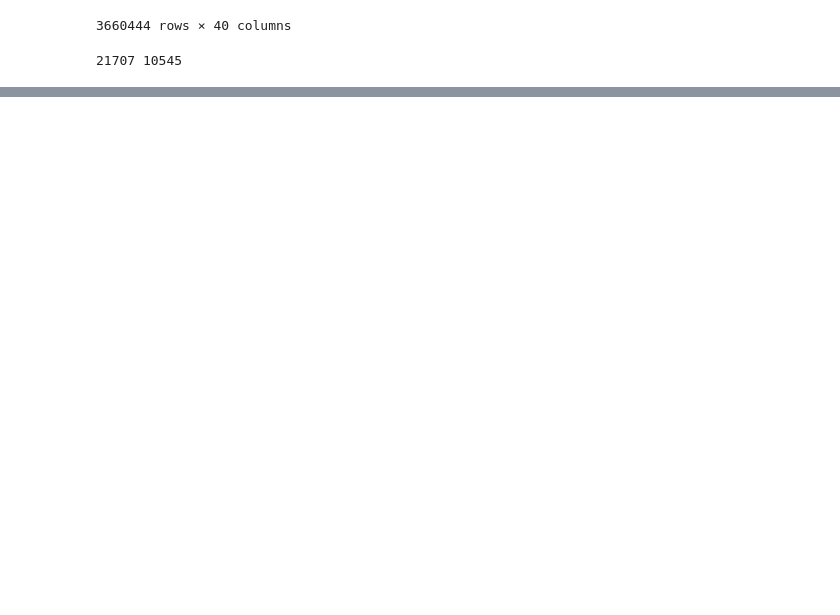
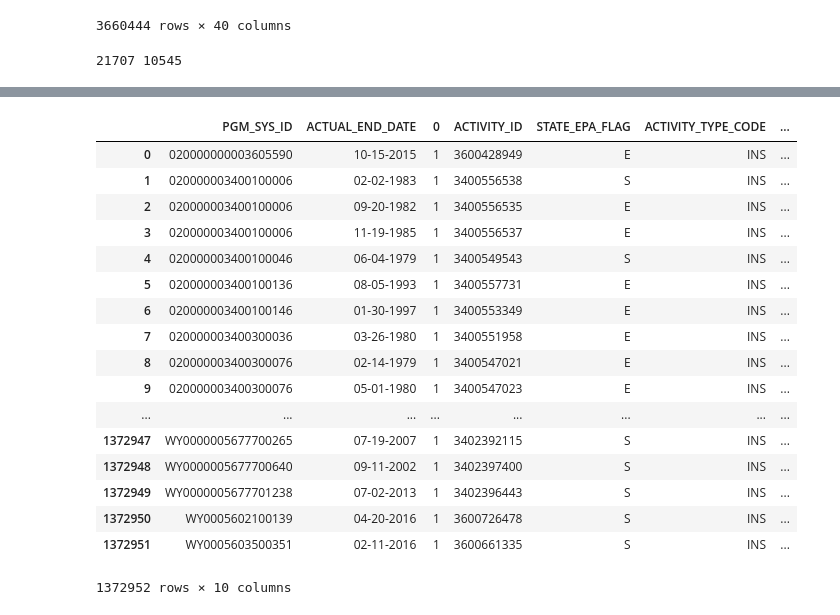
Before and after one commit to Aycrazy/ML_Project, a Jupyter notebook: ICIS_explore_2.ipynb, the cells around one changed output, grey strips where cells are left out. Saved outputs shown, nothing was run; the diff lists cells and outputs as text; code cells hidden in the pictures; blank space fills up the shorter version.

```diff
--- a/ICIS_explore_2.ipynb
+++ b/ICIS_explore_2.ipynb
@@ -636,3 +636,27 @@ df_violations.head(5)
 | 7 | CT0000000901501125 | 3400302109 | State | CT | NaN | CT000A0000090150112500209 | ... |
 | 9 | CT0000000900109058 | 3400302112 | State | CT | NaN | CT000A0000090010905800007 | ... |
 | 13 | CT0000000901100054 | 3400302073 | State | CT | NaN | CT000A0000090110005400105 | ... |
+# %%
+fces_by_year = df_fces_pces.groupby(['PGM_SYS_ID','ACTUAL_END_DATE_year']).size().to_frame().reset_index()
+fces_by_year = fces_by_year.merge(df_fces_pces, how='inner', on=['PGM_SYS_ID','ACTUAL_END_DATE'])
+# %%
+fces_by_year
+# %% [output]
+|  | PGM_SYS_ID | ACTUAL_END_DATE | 0 | ACTIVITY_ID | STATE_EPA_FLAG | ACTIVITY_TYPE_CODE | ... |
+| 0 | 020000000003605590 | 10-15-2015 | 1 | 3600428949 | E | INS | ... |
+| 1 | 020000003400100006 | 02-02-1983 | 1 | 3400556538 | S | INS | ... |
+| 2 | 020000003400100006 | 09-20-1982 | 1 | 3400556535 | E | INS | ... |
+| 3 | 020000003400100006 | 11-19-1985 | 1 | 3400556537 | E | INS | ... |
+| 4 | 020000003400100046 | 06-04-1979 | 1 | 3400549543 | S | INS | ... |
+| 5 | 020000003400100136 | 08-05-1993 | 1 | 3400557731 | E | INS | ... |
+| 6 | 020000003400100146 | 01-30-1997 | 1 | 3400553349 | E | INS | ... |
+| 7 | 020000003400300036 | 03-26-1980 | 1 | 3400551958 | E | INS | ... |
+| 8 | 020000003400300076 | 02-14-1979 | 1 | 3400547021 | E | INS | ... |
+| 9 | 020000003400300076 | 05-01-1980 | 1 | 3400547023 | E | INS | ... |
+| ... | ... | ... | ... | ... | ... | ... | ... |
+| 1372947 | WY0000005677700265 | 07-19-2007 | 1 | 3402392115 | S | INS | ... |
+| 1372948 | WY0000005677700640 | 09-11-2002 | 1 | 3402397400 | S | INS | ... |
+| 1372949 | WY0000005677701238 | 07-02-2013 | 1 | 3402396443 | S | INS | ... |
+| 1372950 | WY0005602100139 | 04-20-2016 | 1 | 3600726478 | S | INS | ... |
+| 1372951 | WY0005603500351 | 02-11-2016 | 1 | 3600661335 | S | INS | ... |
+1372952 rows × 10 columns
```
Also changed, not shown: parts of 2 cells of this notebook.
